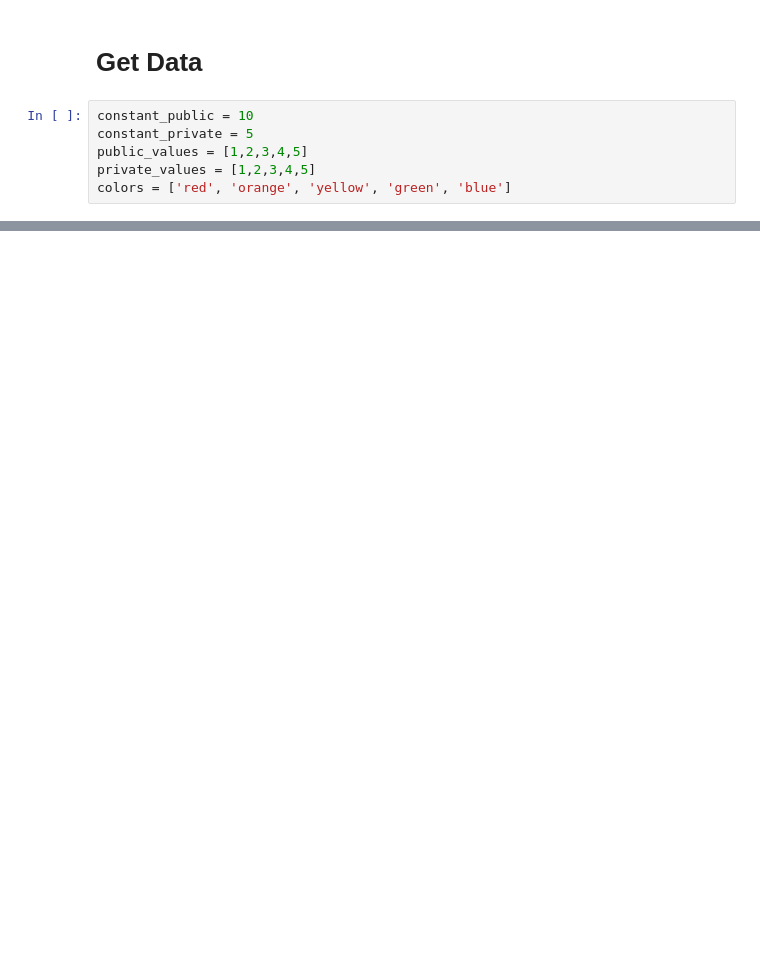
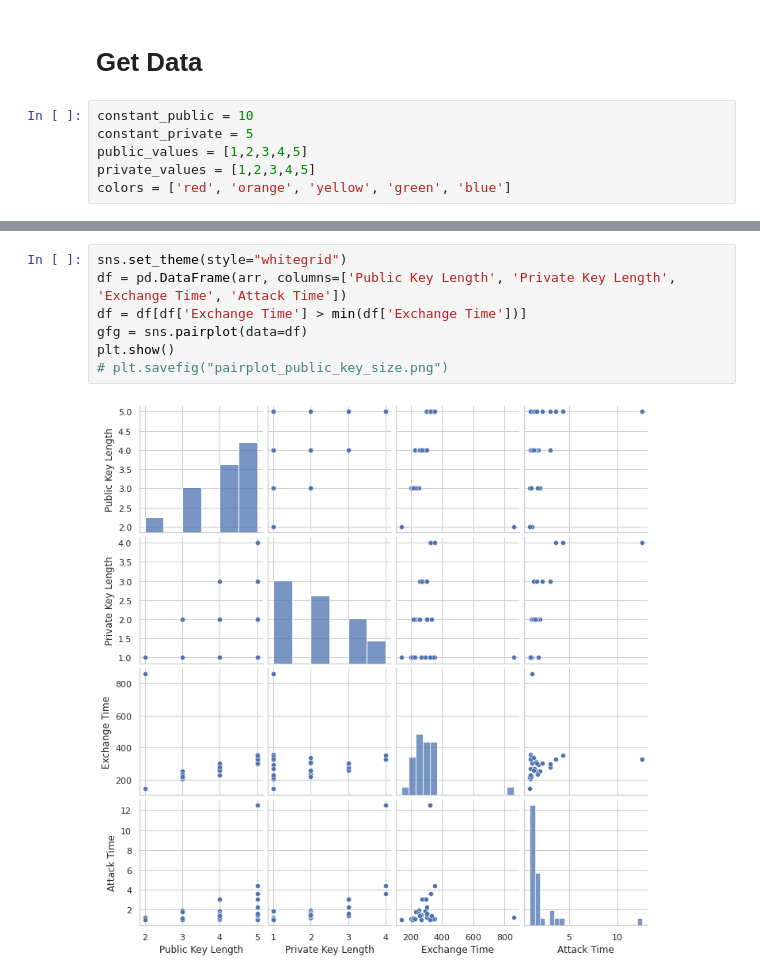
Before and after one commit to reednel/aag, a Jupyter notebook: simulations/PermutationGraphs.ipynb, the cells around one changed output, grey strips where cells are left out. Saved outputs shown, nothing was run; the diff lists cells and outputs as text; blank space fills up the shorter version.

```diff
--- a/simulations/PermutationGraphs.ipynb
+++ b/simulations/PermutationGraphs.ipynb
@@ -79,0 +141,9 @@ plt.show()
+# %%
+sns.set_theme(style="whitegrid")
+df = pd.DataFrame(arr, columns=['Public Key Length', 'Private Key Length', 'Exchange Time', 'Attack Time'])
+df = df[df['Exchange Time'] > min(df['Exchange Time'])]
+gfg = sns.pairplot(data=df)
+plt.show()
+# plt.savefig("pairplot_public_key_size.png")
+# %% [output]
+[figure, added]
```
Also changed, not shown: parts of 12 cells of this notebook, 8 other files.
